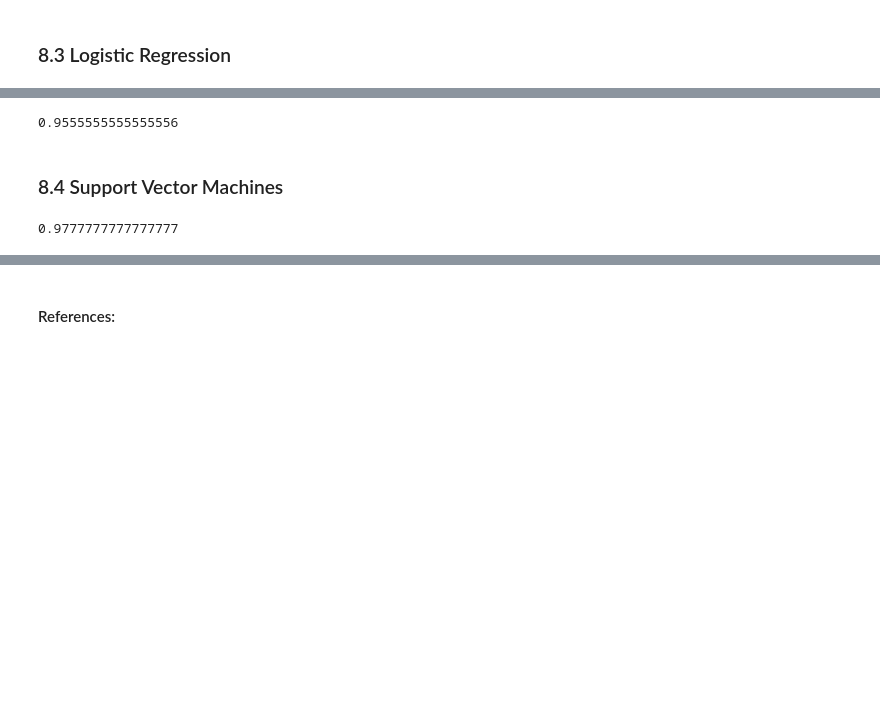
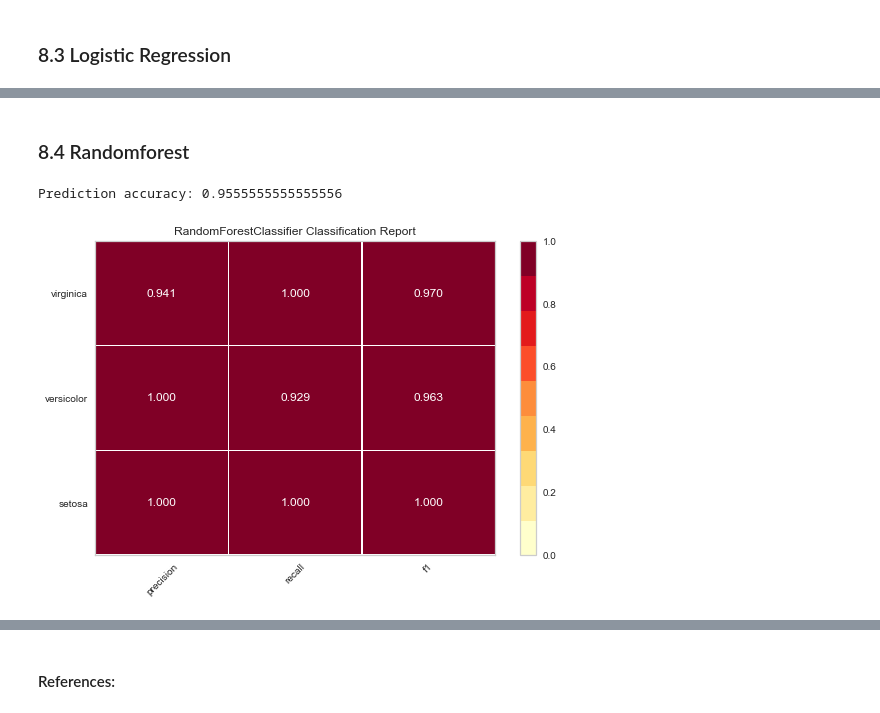
Before and after one commit to kamilam1987/Emerging_Technologies, a Jupyter notebook: iris-datase.ipynb, the cells around one changed output, grey strips where cells are left out. Drawn from its saved outputs; the diff is of its cells as text; code cells hidden in the pictures; blank space fills up the shorter version.

```diff
--- a/iris-datase.ipynb
+++ b/iris-datase.ipynb
@@ -242,20 +410,23 @@ print(accuracy_score(y_test, predictions))
+# %% [markdown]
+### 8.4 Randomforest
 # %%
 from sklearn.metrics import accuracy_score
-from sklearn.linear_model import LogisticRegression
-model = LogisticRegression()
+from sklearn.ensemble import RandomForestClassifier
+
+model = RandomForestClassifier(n_estimators = 20)
 model.fit(x_train, y_train)
 predictions = model.predict(x_test)
-print(accuracy_score(y_test, predictions))
+print("Prediction accuracy: {}".format(accuracy_score(y_test, predictions)))
 # %% [output]
-0.9555555555555556
+Prediction accuracy: 0.9555555555555556
-# %% [markdown]
-### 8.4 Support Vector Machines
-# %%
-from sklearn.metrics import accuracy_score
-from sklearn.svm import SVC
-model = SVC()
-model.fit(x_train, y_train)
-predictions = model.predict(x_test)
-print(accuracy_score(y_test, predictions))
-# %% [output]
-0.9777777777777777
+# %%
+#Import ClassificationReport from yellowbrick.classifier
+from yellowbrick.classifier import ClassificationReport
+
+# Creates report
+model = ClassificationReport(RandomForestClassifier())
+model.fit(x_train, y_train)
+model.score(x_test, y_test)
+model.poof()
+# %% [output]
+[figure, added]
```
Also changed, not shown: parts of 25 cells of this notebook.
